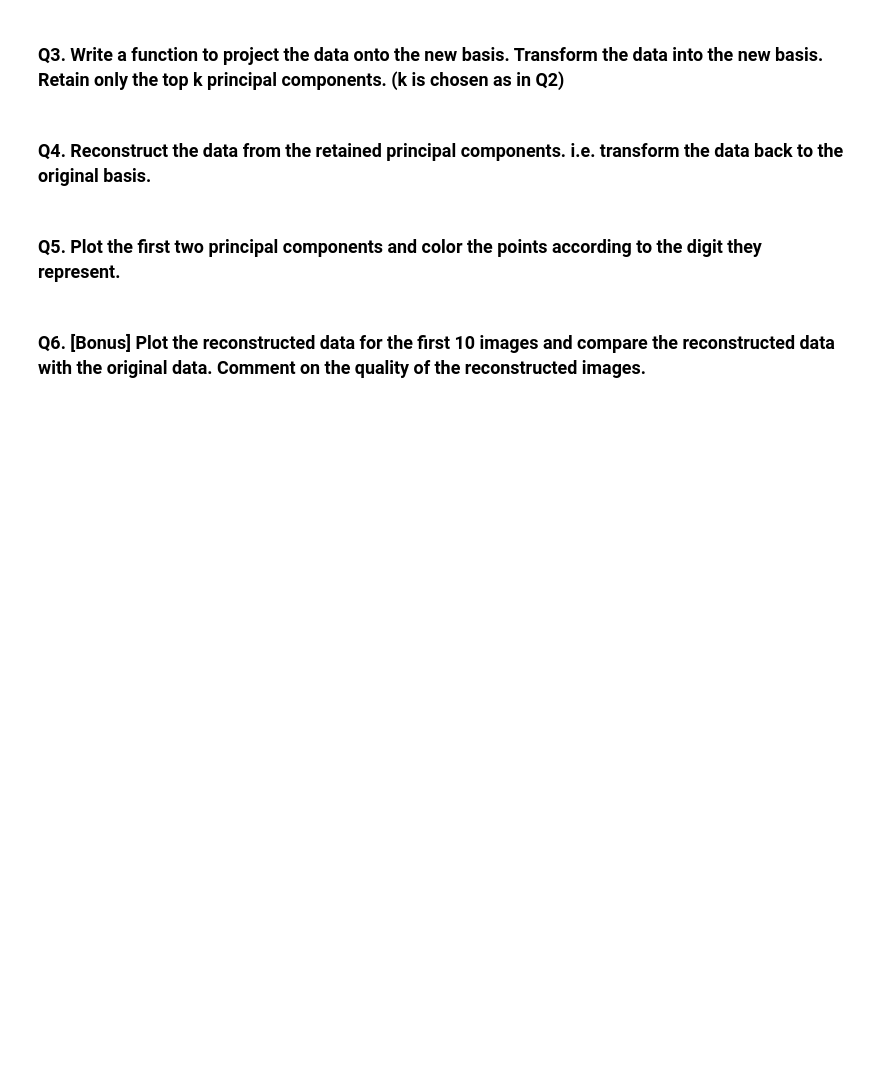
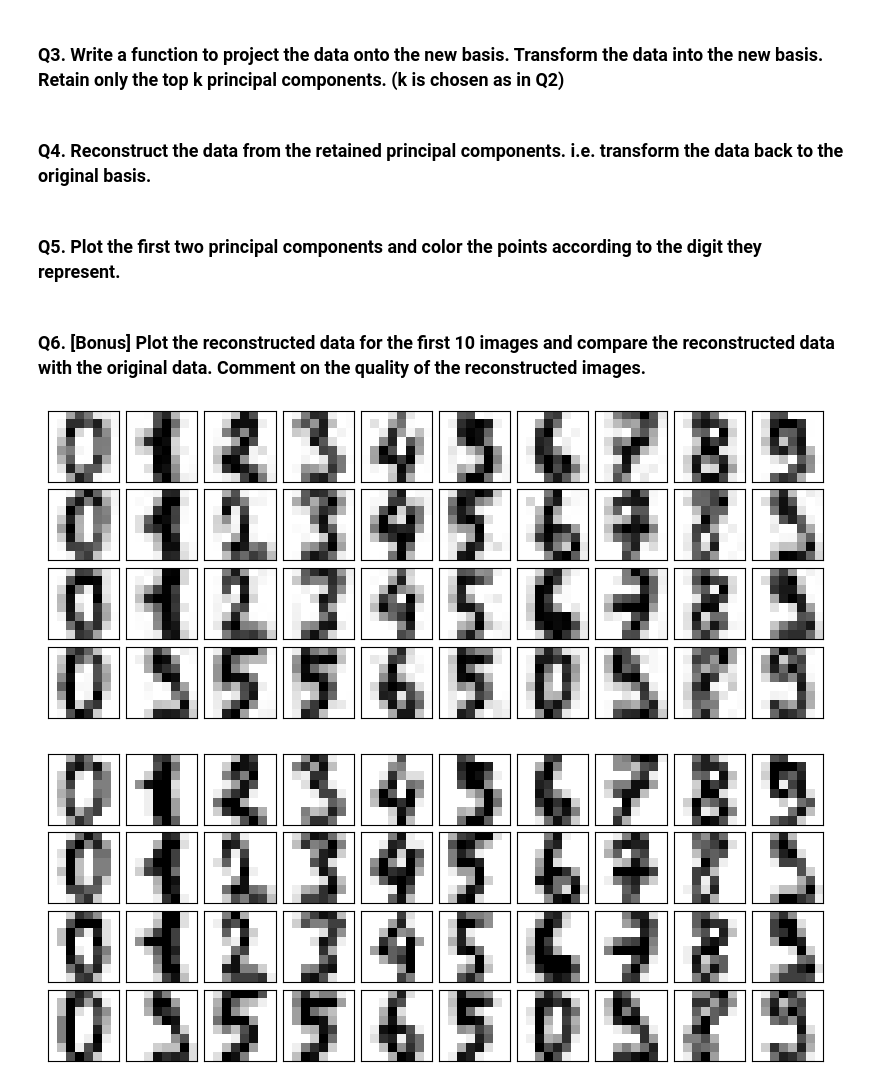
Before and after one commit to techoflashh/LA-Assignment, a Jupyter notebook: Q2.ipynb, the cells around one changed output. Drawn from its saved outputs; the diff is of its cells as text; code cells hidden in the pictures; blank space fills up the shorter version.

```diff
--- a/Q2.ipynb
+++ b/Q2.ipynb
@@ -102,9 +142,27 @@ plot_digits(X)
 # %% [markdown]
 ### Q3. Write a function to project the data onto the new basis. Transform the data into the new basis. Retain only the top k principal components. (k is chosen as in Q2)
+# %%
+def projectDataToNewBasis(X,k):
+    eigenvalues, eigenvectors = getTopKPrincipalComponents(X,k)
+    return np.dot(X,eigenvectors)
 # %% [markdown]
 ### Q4. Reconstruct the data from the retained principal components. i.e. transform the data back to the original basis.
+# %%
+def getReconstructedData(X,k):
+    projected_Data = projectDataToNewBasis(X,k)
+    eigenvalues, eigenvectors = getTopKPrincipalComponents(X,k)
+    reconstructedData = np.dot(projected_Data,eigenvectors.T)
+    return reconstructedData
+
+new_data = getReconstructedData(X,k)
 # %% [markdown]
 ### Q5. Plot the first two principal components and color the points according to the digit they represent.
 # %% [markdown]
 
 ### Q6. [Bonus] Plot the reconstructed data for the first 10 images and compare the reconstructed data with the original data. Comment on the quality of the reconstructed images.
+# %%
+plot_digits(new_data)
+plot_digits(X)
+# %% [output]
+[figure, added]
+[figure, added]
```
Also changed, not shown: parts of 3 cells of this notebook.
